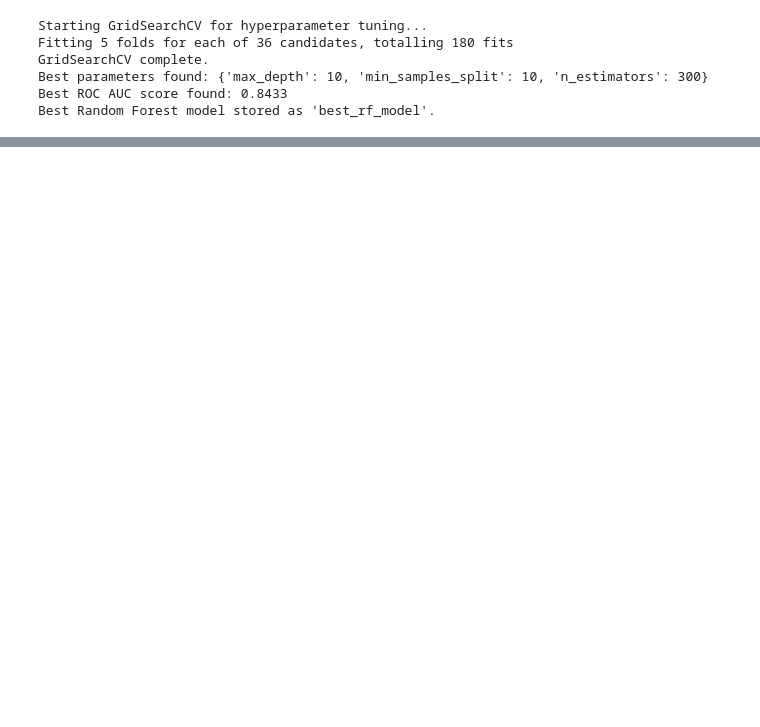
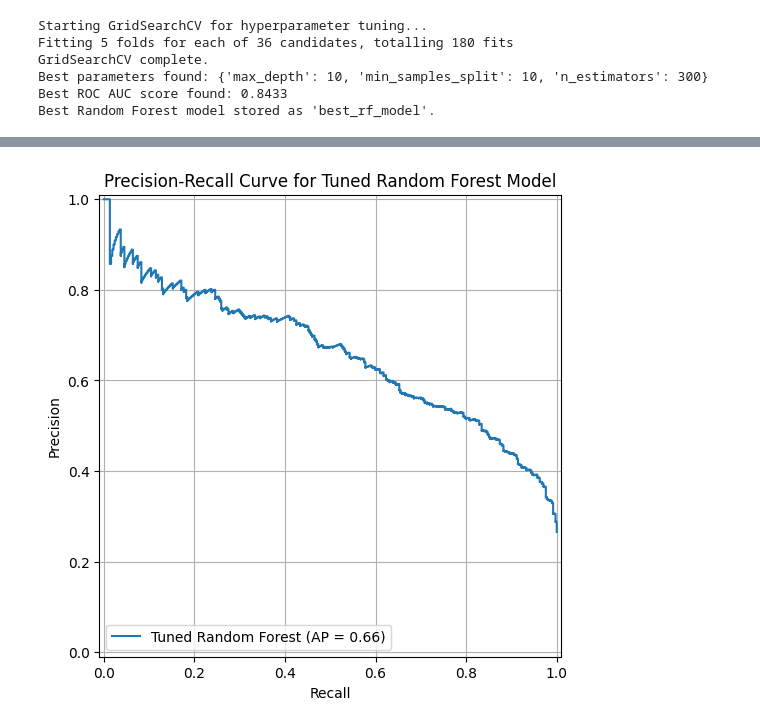
Before and after one commit to it22172228/IT4060---Machine-Learning-ASSIGNMENT-, a Jupyter notebook: notebooks/Random Forest/Random Forest.ipynb, the cells around one changed output, grey strips where cells are left out. Saved outputs shown, nothing was run; the diff lists cells and outputs as text; code cells hidden in the pictures; blank space fills up the shorter version.

```diff
--- a/notebooks/Random Forest/Random Forest.ipynb
+++ b/notebooks/Random Forest/Random Forest.ipynb
@@ -346,0 +381,13 @@ After unzipping, please re-run the cell above to load the dataset.
+# %%
+from sklearn.metrics import precision_recall_curve, PrecisionRecallDisplay
+
+plt.figure(figsize=(8, 6))
+# Plot Precision-Recall curve for the tuned model
+PrecisionRecallDisplay.from_estimator(best_rf_model, X_test, y_test, name='Tuned Random Forest', ax=plt.gca())
+plt.title('Precision-Recall Curve for Tuned Random Forest Model')
+plt.xlabel('Recall')
+plt.ylabel('Precision')
+plt.grid(True)
+plt.show()
+# %% [output]
+[figure, added]
```
Also changed, not shown: parts of 20 cells of this notebook.
